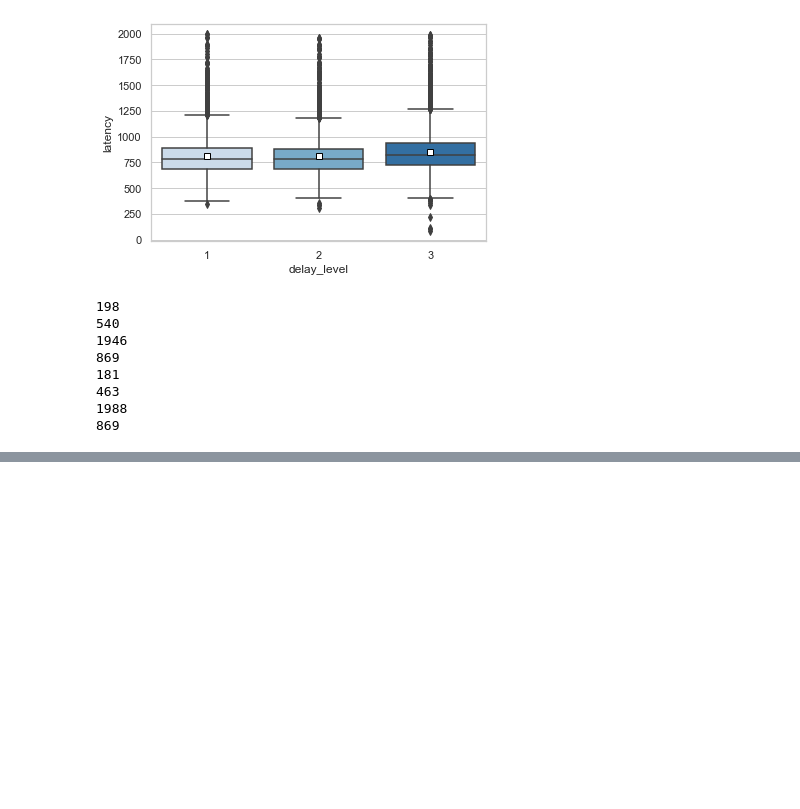
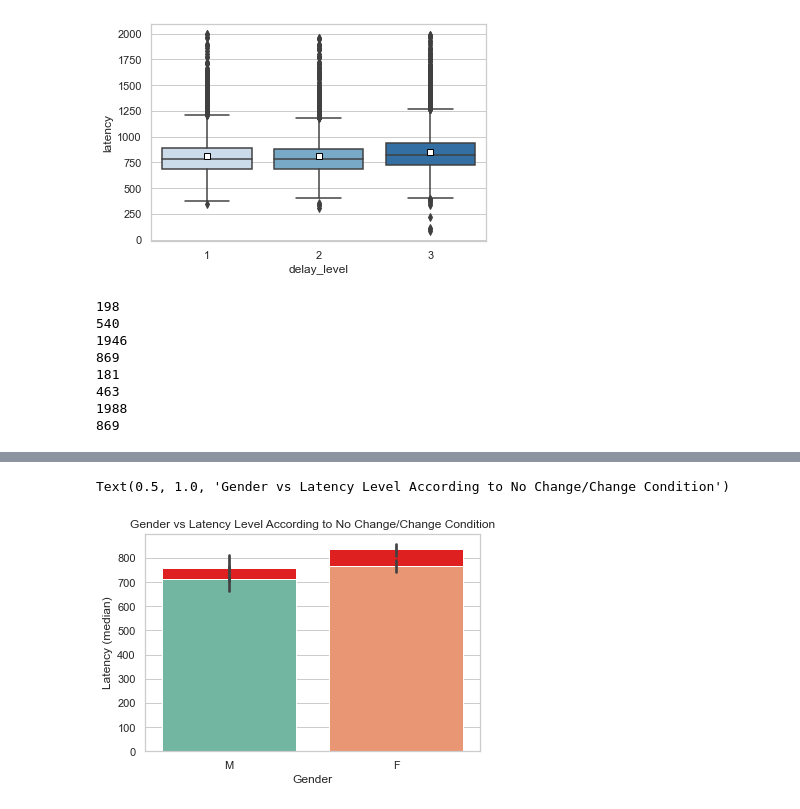
Before and after one commit to trickydaze/Behavioural-Neuroscience, a Jupyter notebook: Visualisation.ipynb, the cells around one changed output, grey strips where cells are left out. Saved outputs shown, nothing was run; the diff lists cells and outputs as text; code cells hidden in the pictures; blank space fills up the shorter version.

Commit message:
new graphs for demographic features.

```diff
--- a/Visualisation.ipynb
+++ b/Visualisation.ipynb
@@ -291,0 +273,12 @@ Name: Change_Median_delay, dtype: object
+# %%
+df2=pd.read_csv('subject_demographics.csv')
+# %%
+sns.set(style="whitegrid")
+sns.set_palette("Set2")
+x=sns.barplot(x=df2.Gender, y=df2.Change_Median_latency, color='red')
+x=sns.barplot(x=df2.Gender, y=df2.Nochange_Median_latency)
+plt.ylabel('Latency (median)')
+plt.title('Gender vs Latency Level According to No Change/Change Condition')
+# %% [output]
+Text(0.5, 1.0, 'Gender vs Latency Level According to No Change/Change Condition')
+[figure, added]
```
Also changed, not shown: parts of 4 cells of this notebook.
